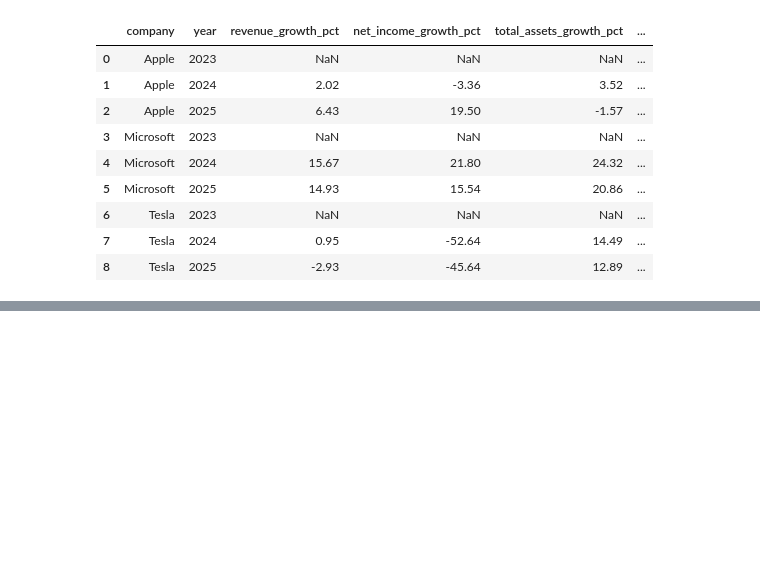
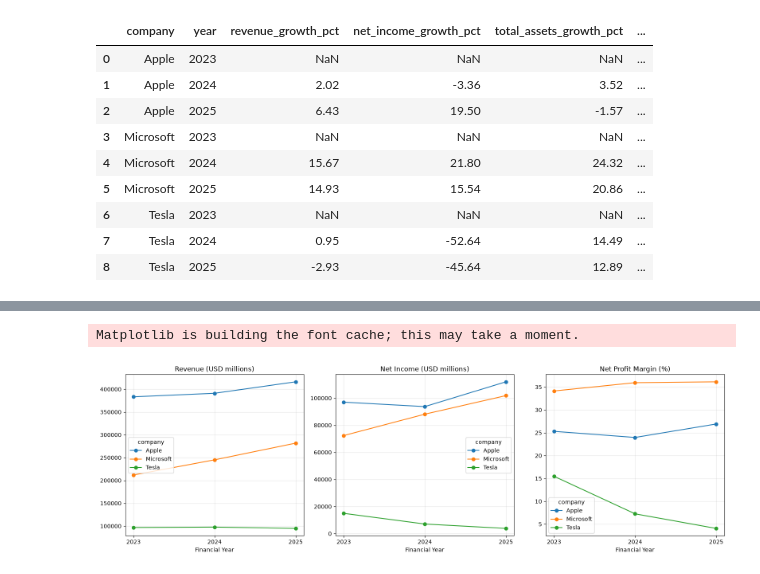
Before and after one commit to ravvi0li/BCG-Forage, a Jupyter notebook: financial_analysis.ipynb, the cells around one changed output, grey strips where cells are left out. Drawn from its saved outputs; the diff is of its cells as text; code cells hidden in the pictures; blank space fills up the shorter version.

Commit message:
Initial commit of financial analysis notebook and dataset

```diff
--- a/financial_analysis.ipynb
+++ b/financial_analysis.ipynb
@@ -144,0 +275,36 @@ df[growth_columns].round(2)
+# %%
+import matplotlib.pyplot as plt
+
+# Create three financial trend charts
+
+fig, axes = plt.subplots(1, 3, figsize=(16, 5))
+
+charts = [
+    ("revenue", "Revenue (USD millions)"),
+    ("net_income", "Net Income (USD millions)"),
+    ("net_profit_margin_pct", "Net Profit Margin (%)")
+]
+
+for ax, (metric, title) in zip(axes, charts):
+
+    pivot = df.pivot(
+        index="year",
+        columns="company",
+        values=metric
+    )
+
+    pivot.plot(
+        marker="o",
+        ax=ax,
+        title=title
+    )
+
+    ax.set_xticks([2023, 2024, 2025])
+    ax.set_xlabel("Financial Year")
+    ax.grid(alpha=0.3)
+
+plt.tight_layout()
+plt.show()
+# %% [output]
+Matplotlib is building the font cache; this may take a moment.
+[figure, added]
```
Also changed, not shown: parts of 5 cells of this notebook, 2 other files.
